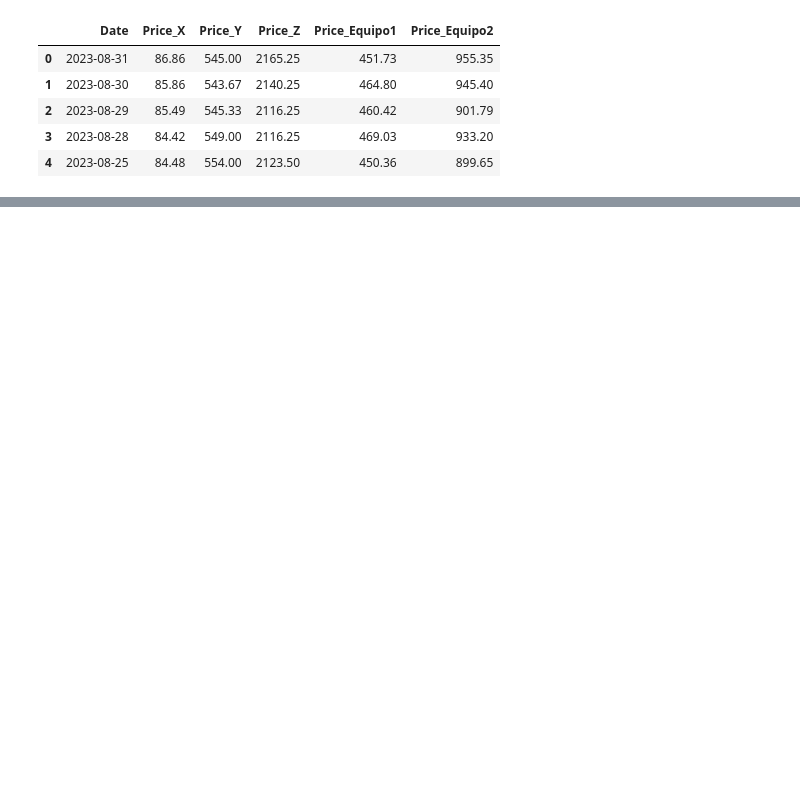
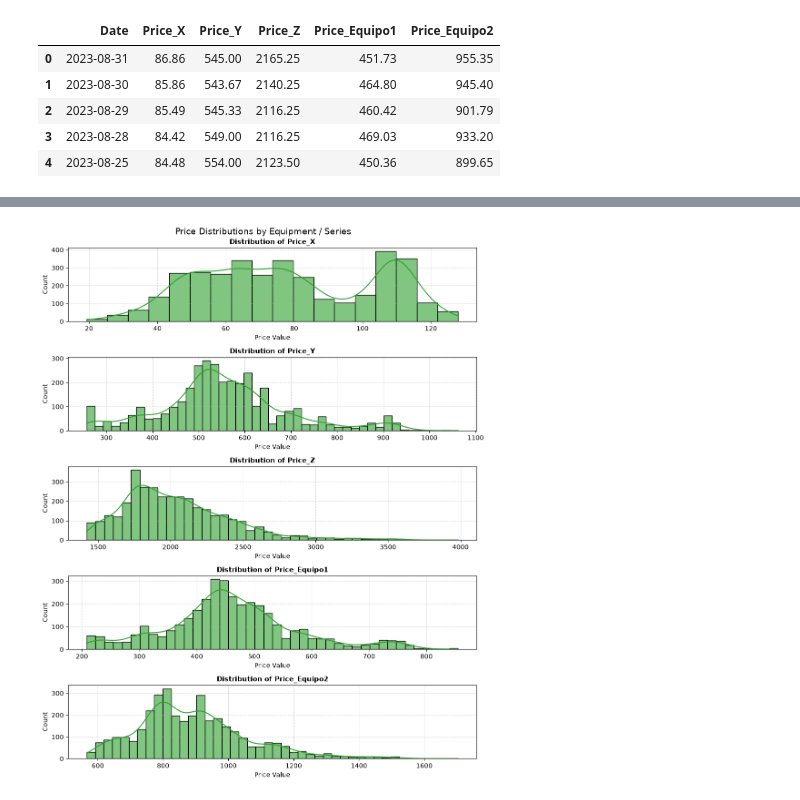
Before and after one commit to jorgesandovalpablo/construction-project, a Jupyter notebook: notebooks/01_eda_material.ipynb, the cells around one changed output, grey strips where cells are left out. Saved outputs shown, nothing was run; the diff lists cells and outputs as text; code cells hidden in the pictures; blank space fills up the shorter version.

```diff
--- a/notebooks/01_eda_material.ipynb
+++ b/notebooks/01_eda_material.ipynb
@@ -206,0 +323,40 @@ Registros evaluados en el rango común: 3530
+# %%
+def plot_equipment_distributions(df: pd.DataFrame, date_col: str = 'Date') -> None:
+    """
+    Plots the distribution histograms with KDE in diferent subplots
+    """
+    df = df.copy()
+    numeric_df = df.drop(columns=[date_col], errors='ignore').select_dtypes(include='number')
+    n_cols = len(numeric_df.columns)
+
+    _, axes = plt.subplots(n_cols, 1, figsize=(10, 2.5 * n_cols))
+
+    if n_cols == 1:
+        axes = [axes]
+
+    for i, col in enumerate(numeric_df.columns):
+        ax = axes[i]
+
+        sns.histplot(
+            numeric_df[col].dropna(),
+            kde=True,
+            ax=ax,
+            color='tab:green',
+            bins='fd',
+            alpha=0.6
+        )
+
+        ax.set_title(f'Distribution of {col}', fontsize=11, fontweight='bold')
+        ax.set_xlabel('Price Value', fontsize=10)
+        ax.set_ylabel('Count', fontsize=10)
+        ax.grid(True, linestyle='--', alpha=0.5)
+
+    plt.suptitle('Price Distributions by Equipment / Series', fontsize=14, y=0.98)
+    plt.tight_layout()
+    plt.savefig('../notebooks/figures/02_DistributionsonTime.png',dpi=150)
+    plt.show()
+# %%
+
+plot_equipment_distributions(df_equipment_norm, date_col='Date')
+# %% [output]
+[figure, added]
```
Also changed, not shown: parts of 34 cells of this notebook.
